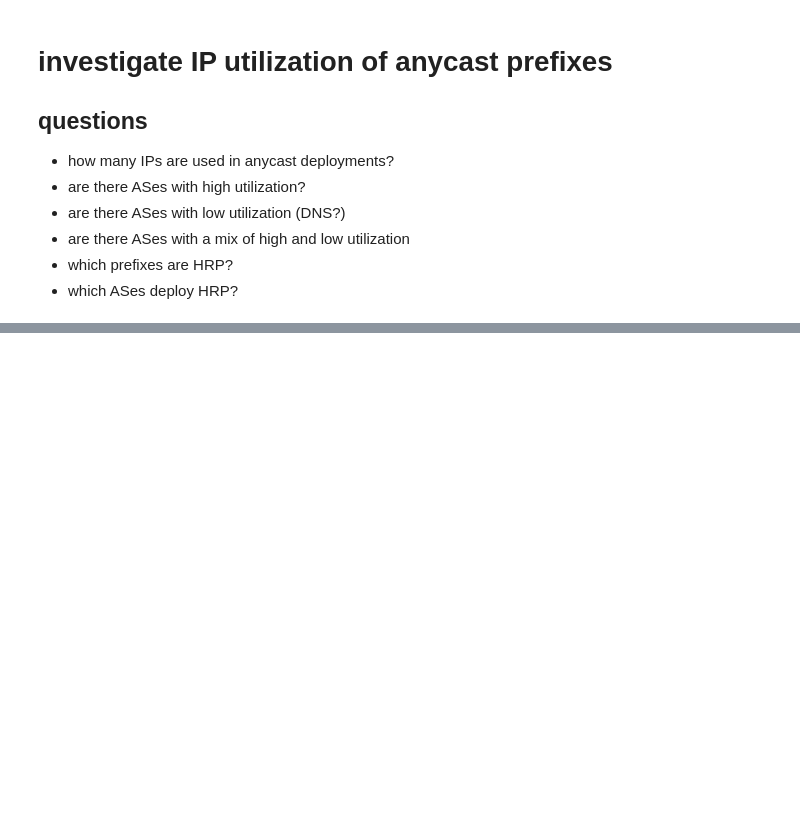
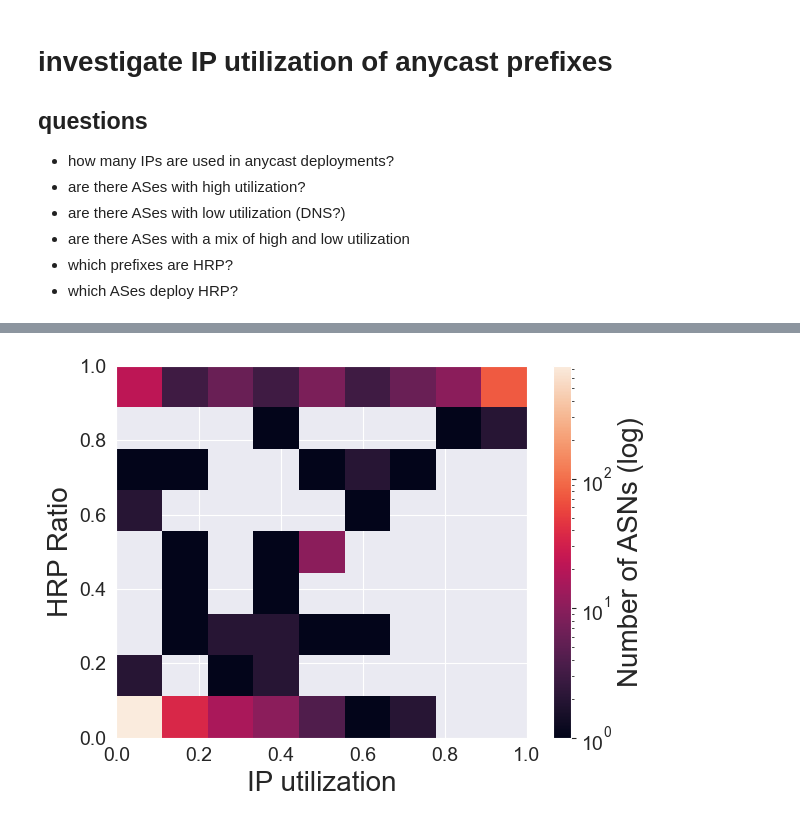
Before and after one commit to gustavoluvizotto/anycast-service-discovery, a Jupyter notebook: analysis/ip_utilization/ip_utilization.ipynb, the cells around one changed output, grey strips where cells are left out. Cells and saved outputs as stored; diff of their text form; code cells hidden in the pictures; blank space fills up the shorter version.

```diff
--- a/analysis/ip_utilization/ip_utilization.ipynb
+++ b/analysis/ip_utilization/ip_utilization.ipynb
@@ -36,0 +441,29 @@ TypeError: download_date() missing 2 required positional arguments: 'day' and 'v
+# %%
+x = asn_table['IP Utilization']
+y = asn_table['HRP']
+
+plt.figure()
+
+# x_bins = np.logspace(
+#     np.log10(x[x > 0].min()),
+#     np.log10(x.max()),
+#     50
+# )
+
+x_bins = np.linspace(0, 1, 10)
+y_bins = np.linspace(0, 1, 10)
+from matplotlib.colors import LogNorm
+
+plt.hist2d(x, y, bins=[x_bins, y_bins],
+           norm=LogNorm())
+
+# plt.xscale('log')
+plt.xlabel("IP utilization")
+plt.ylabel("HRP Ratio")
+
+plt.colorbar(label="Number of ASNs (log)")
+
+plt.tight_layout()
+plt.show()
+# %% [output]
+[figure, added]
```
Also changed, not shown: parts of 28 cells of this notebook, 1 other file.
